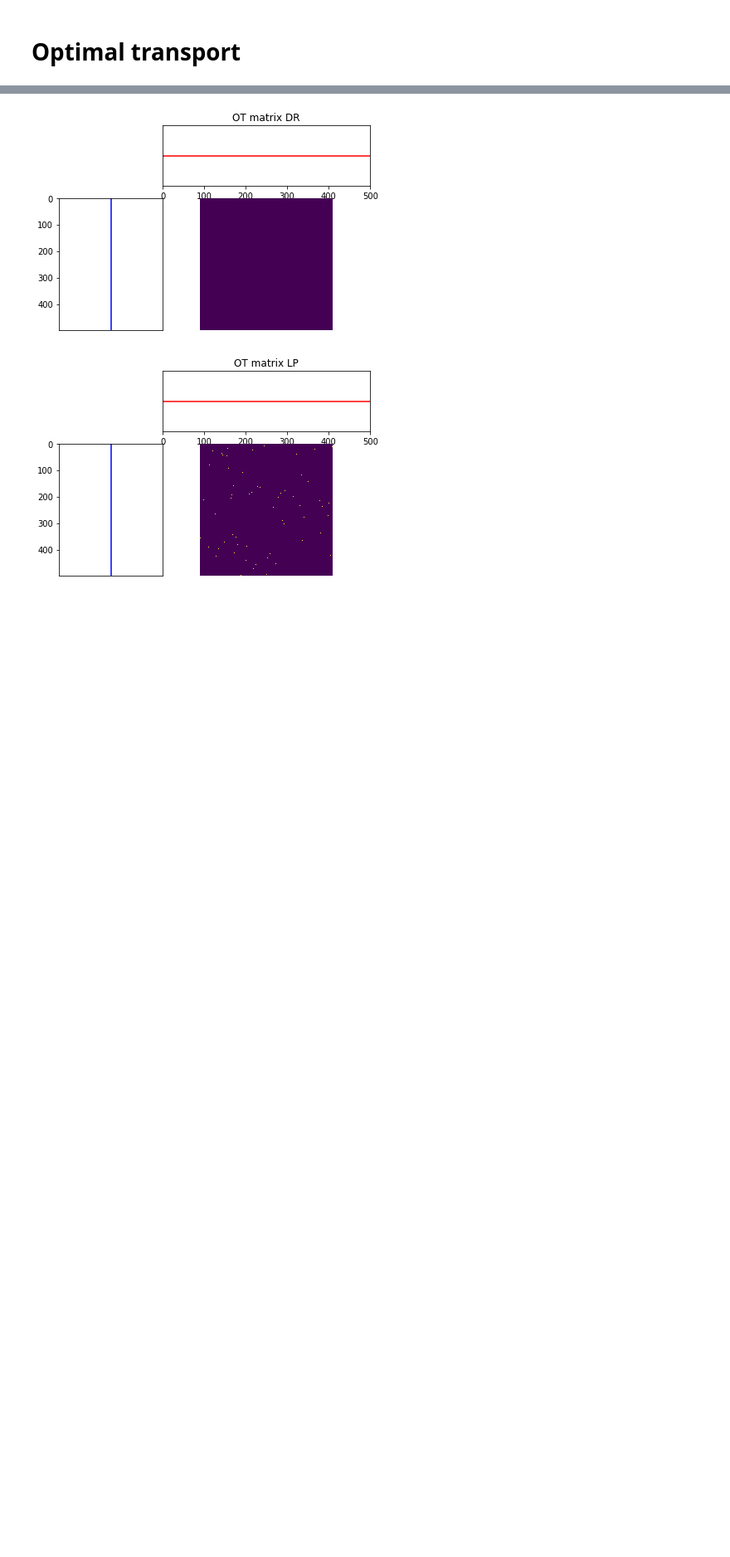
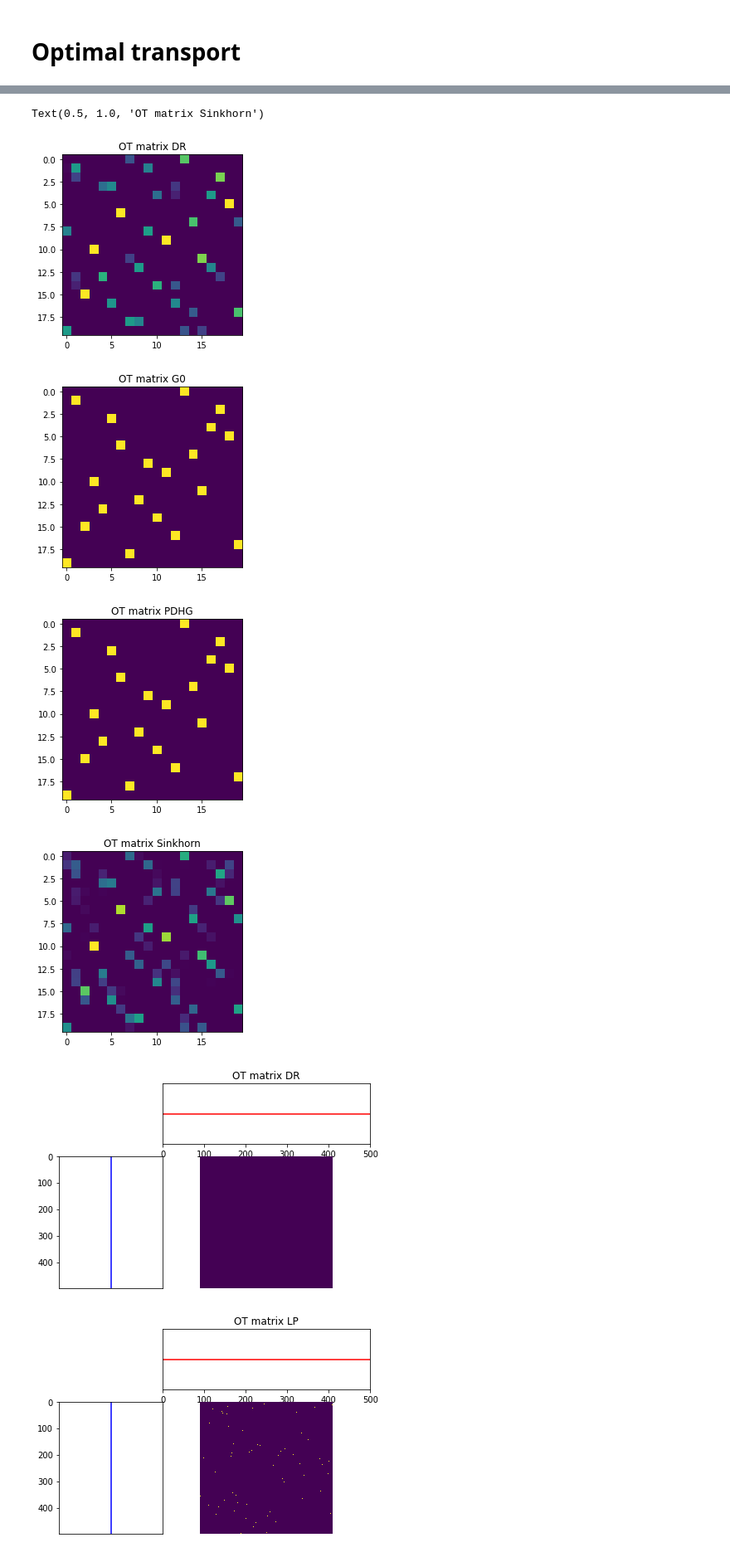
Before and after one commit to vienmai/drot, a Jupyter notebook: example/notebook.ipynb, the cells around one changed output, grey strips where cells are left out. Shown: that part at 83% size. Saved outputs shown, nothing was run; the diff lists cells and outputs as text; code cells hidden in the pictures; blank space fills up the shorter version.

```diff
--- a/example/notebook.ipynb
+++ b/example/notebook.ipynb
@@ -110 +122,23 @@ np.trace(xopt.T.dot(C)), np.trace(G0.T.dot(C_)), np.trace(Gs.T.dot(C_))
+# %%
+pl.figure(1)
+pl.imshow(xopt, interpolation='nearest')
+pl.title('OT matrix DR')
+
+pl.figure(2)
+pl.imshow(G0, interpolation='nearest')
+pl.title('OT matrix G0')
+
+pl.figure(4)
+pl.imshow(xopt_cp, interpolation='nearest')
+pl.title('OT matrix PDHG')
+
+pl.figure(3)
+pl.imshow(Gs, interpolation='nearest')
+pl.title('OT matrix Sinkhorn')
+# %% [output]
+Text(0.5, 1.0, 'OT matrix Sinkhorn')
+[figure, added]
+[figure, added]
+[figure, added]
+[figure, added]
 # %%
```
Also changed, not shown: parts of 13 cells of this notebook.
